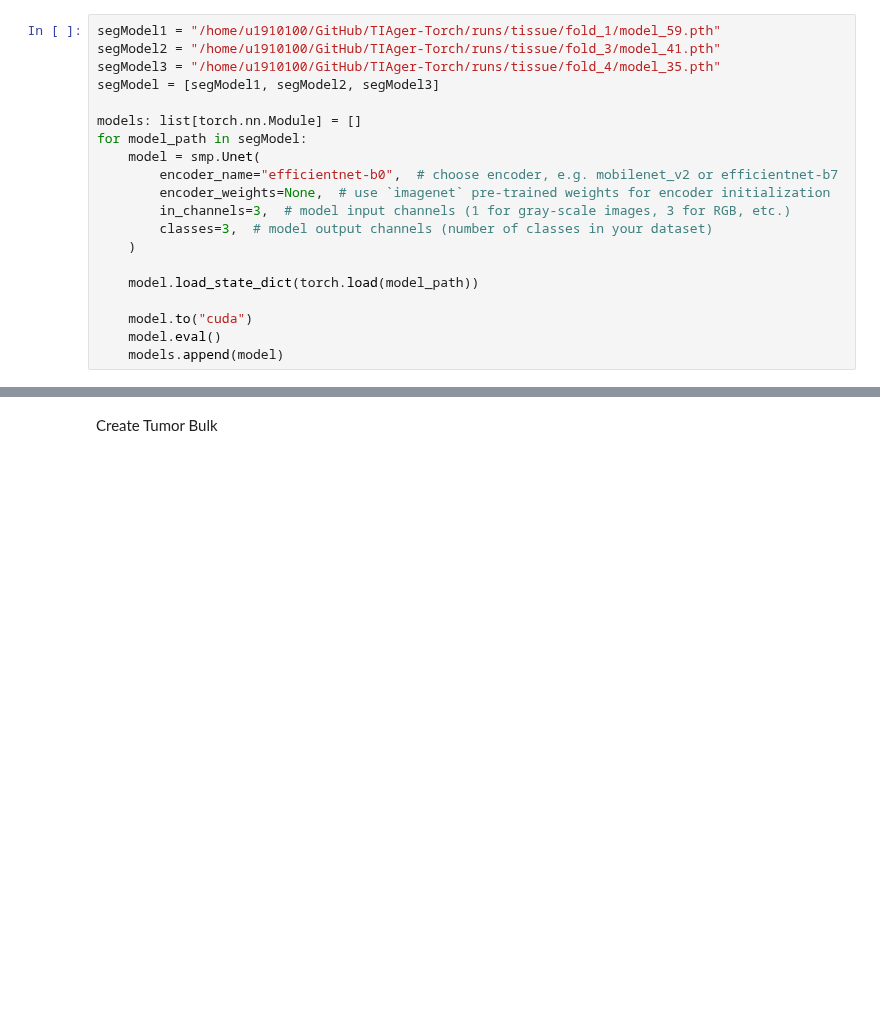
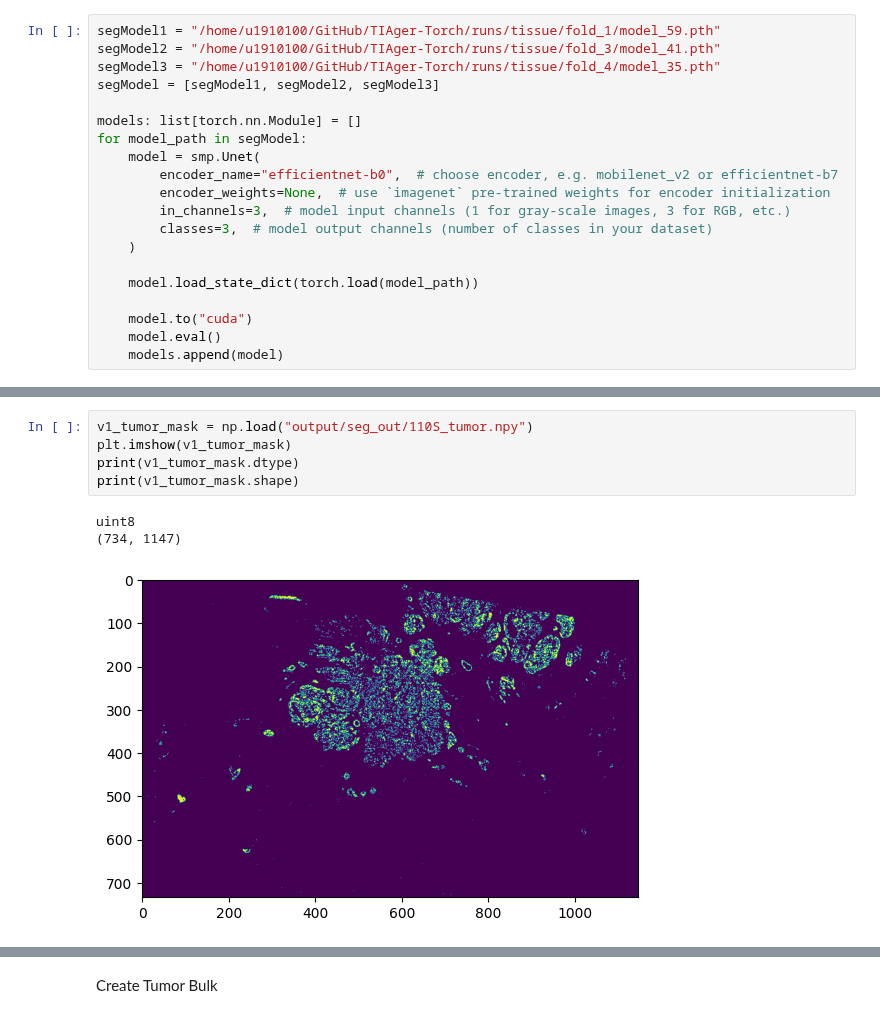
Before and after one commit to Jiaqi-Lv/TIAger-Torch, a Jupyter notebook: tumor_stroma.ipynb, the cells around one changed output, grey strips where cells are left out. Drawn from its saved outputs; the diff is of its cells as text; blank space fills up the shorter version.

```diff
--- a/tumor_stroma.ipynb
+++ b/tumor_stroma.ipynb
@@ -190,0 +179,9 @@ Error:
+# %%
+v1_tumor_mask = np.load("output/seg_out/110S_tumor.npy")
+plt.imshow(v1_tumor_mask)
+print(v1_tumor_mask.dtype)
+print(v1_tumor_mask.shape)
+# %% [output]
+uint8
+(734, 1147)
+[figure, added]
```
Also changed, not shown: parts of 8 cells of this notebook, 5 other files.
